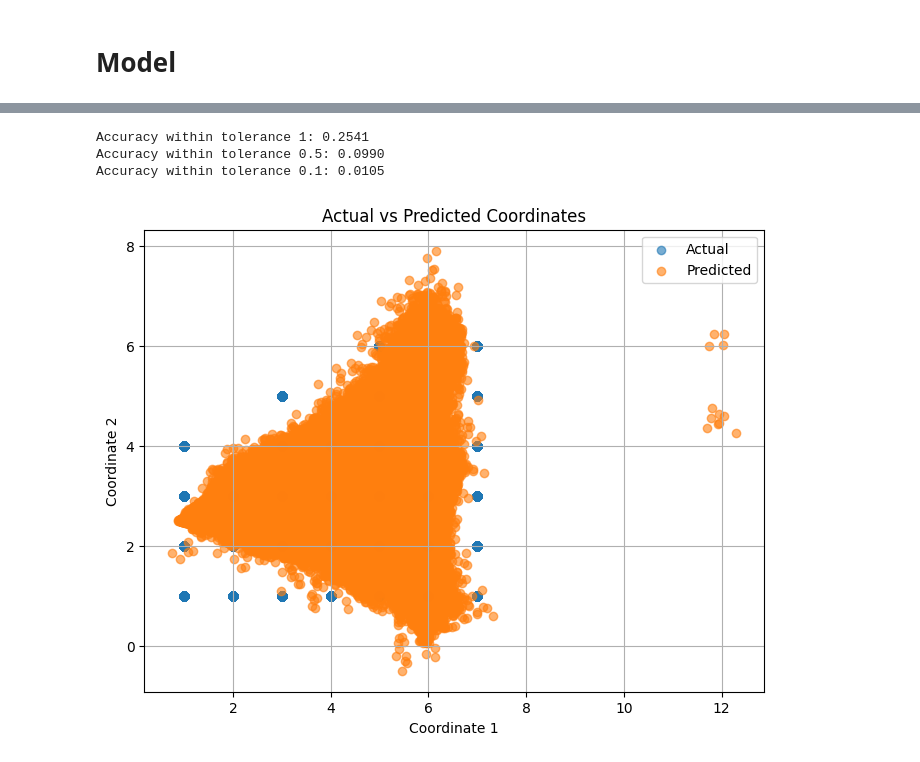
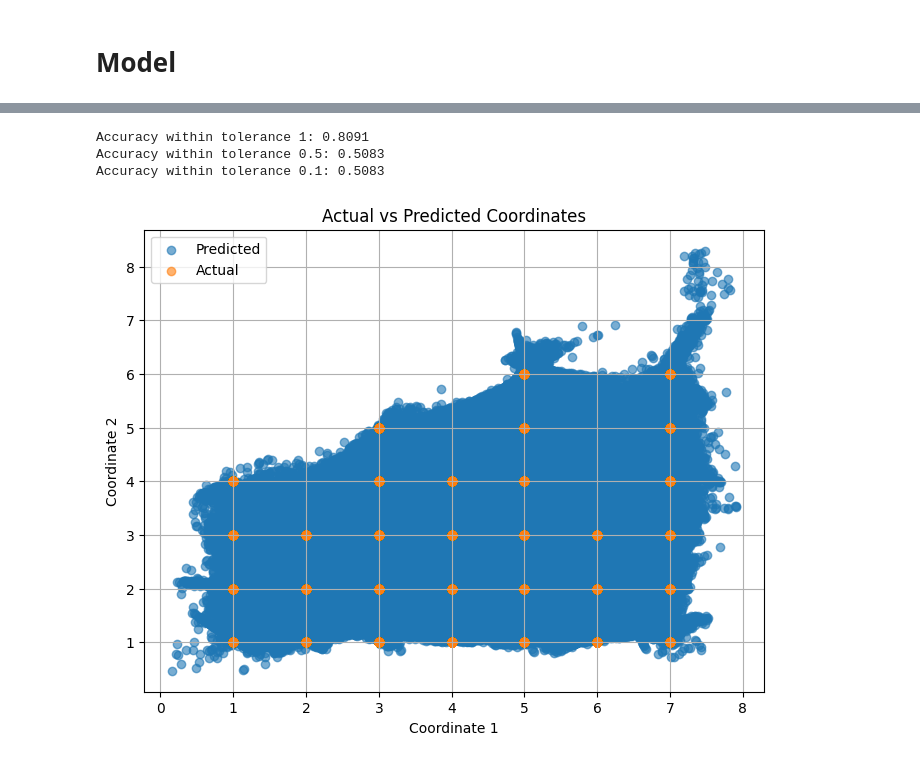
Before and after one commit to AX-0/wifi_localization, a Jupyter notebook: model_dnn.ipynb, the cells around one changed output, grey strips where cells are left out. Drawn from its saved outputs; the diff is of its cells as text; code cells hidden in the pictures.

Commit message:
added 5 more hidden layers, significantly improves accuracy

```diff
--- a/model_dnn.ipynb
+++ b/model_dnn.ipynb
@@ -166,16 +143,18 @@ dbscan.fit(amplitudes)
 # %%
-# Step 4: Add the cluster labels to the dataframe
-data['cluster'] = dbscan.labels_
+# # Step 4: Add the cluster labels to the dataframe
+# data['cluster'] = dbscan.labels_
 
-data.head()
+# data.head()
 
-# Step 5: Visualize the clusters
-plt.scatter(data['ant1_amplitude'], data['ant2_amplitude'], c=data['cluster'], cmap='viridis', alpha=0.6)
-plt.xlabel('Ant1 Amplitude')
-plt.ylabel('Ant2 Amplitude')
-plt.title('DBSCAN Clustering on Amplitude Data')
-plt.colorbar(label='Cluster Label')
-plt.show()
+# # Step 5: Visualize the clusters
+# plt.scatter(data['ant1_amplitude'], data['ant2_amplitude'], c=data['cluster'], cmap='viridis', alpha=0.6)
+# plt.xlabel('Ant1 Amplitude')
+# plt.ylabel('Ant2 Amplitude')
+# plt.title('DBSCAN Clustering on Amplitude Data')
+# plt.colorbar(label='Cluster Label')
+# plt.show()
+# %%
+data.drop('with_receiver', axis=1, inplace=True)
 # %%
 data = pd.concat([data, pd.get_dummies(data['subcarriers'], prefix='subcarrier')], axis=1)
 data.drop('subcarriers', axis=1, inplace=True)
@@ -233,17 +212,24 @@ def create_dnn_model(input_shape):
     model.add(layers.InputLayer(input_shape=input_shape))
 
     # Hidden layers
+    model.add(layers.Dense(8192, activation='relu'))
+    model.add(layers.Dense(4096, activation='relu'))
+    model.add(layers.Dense(2048, activation='relu'))
+    model.add(layers.Dense(1024, activation='relu'))
+    model.add(layers.Dense(512, activation='relu'))
     model.add(layers.Dense(256, activation='relu'))
     model.add(layers.Dense(128, activation='relu'))
     model.add(layers.Dense(64, activation='relu'))
     model.add(layers.Dense(32, activation='relu'))
+    model.add(layers.Dense(16, activation='relu'))
 
-    # Output layer for regression (2 neurons for x and y coordinates)
-    model.add(layers.Dense(2))  # For 2D localization, change to 3 for 3D localization
+    # Output layer
+    model.add(layers.Dense(2))
 
     # Compile the model
     model.compile(optimizer='adam', loss='mse', metrics=['mae'])
     return model
+
 
 # Example of creating the model, input_shape should be (number of features,)
 input_shape = (X_train.shape[1],)  # Adjust based on your number of features
@@ -282,7 +272,7 @@ with tf.device('/GPU:0'):
     history = model.fit(
                         # dataset,
                         X_train, y_train,
-                        epochs=3,
+                        epochs=10,
                         batch_size=256,
                         validation_data=(X_val, y_val),
                         callbacks=[tensorboard_callback, tf.keras.callbacks.EarlyStopping(monitor='val_loss', patience=10)])
@@ -417,7 +495,7 @@ Accuracy within tolerance 0.1: 0.0073
 # %%
 tolerances = [1, 0.5, 0.1]  # Adjust based on your coordinate system
 
-y_pred_np_rounded = np.round(y_pred_np, 1)
+y_pred_np_rounded = np.round(y_pred_np)
 
 for tolerance in tolerances:
     accuracy = custom_accuracy(y_test_np, y_pred_np_rounded, tolerance)
@@ -425,20 +503,20 @@ for tolerance in tolerances:
 
 accuracy = custom_accuracy(y_test_np, y_pred_np, 1)
 # %% [output]
-Accuracy within tolerance 1: 0.2541
-Accuracy within tolerance 0.5: 0.0990
-Accuracy within tolerance 0.1: 0.0105
+Accuracy within tolerance 1: 0.8091
+Accuracy within tolerance 0.5: 0.5083
+Accuracy within tolerance 0.1: 0.5083
 # %%
 import matplotlib.pyplot as plt
 
 plt.figure(figsize=(8, 6))
+plt.scatter(y_pred_np[:, 0], y_pred_np[:, 1], label='Predicted', alpha=0.6)
 plt.scatter(y_test_np[:, 0], y_test_np[:, 1], label='Actual', alpha=0.6)
-plt.scatter(y_pred_np[:, 0]-1, y_pred_np[:, 1], label='Predicted', alpha=0.6)
 plt.xlabel('Coordinate 1')
 plt.ylabel('Coordinate 2')
 plt.title('Actual vs Predicted Coordinates')
 plt.legend()
 plt.grid(True)
 plt.show()
 # %% [output]
-[figure, old version]
+[figure, new version]
```
Also changed, not shown: parts of 25 cells of this notebook, 27 other files.
